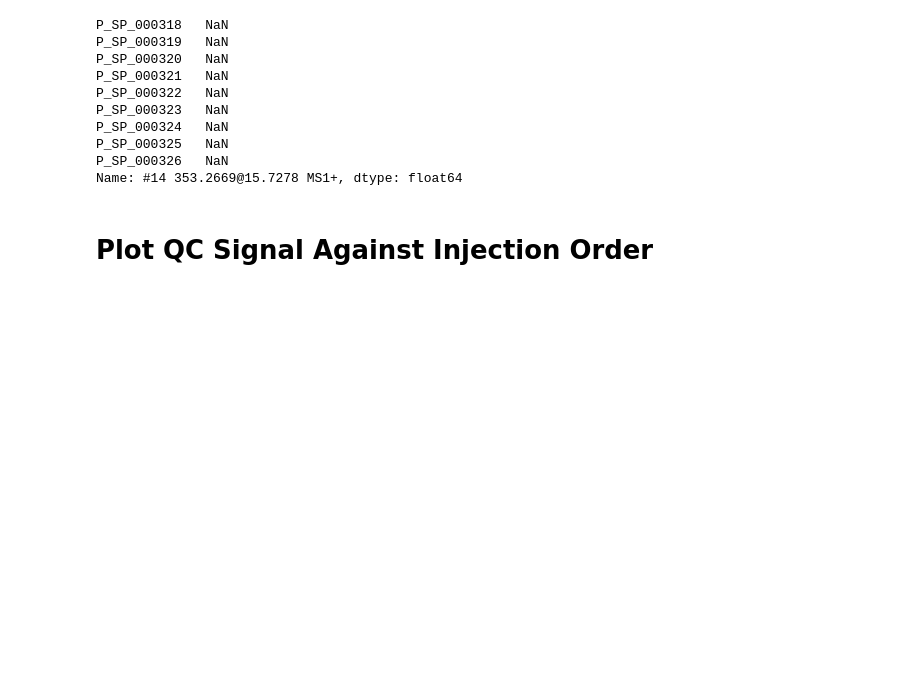
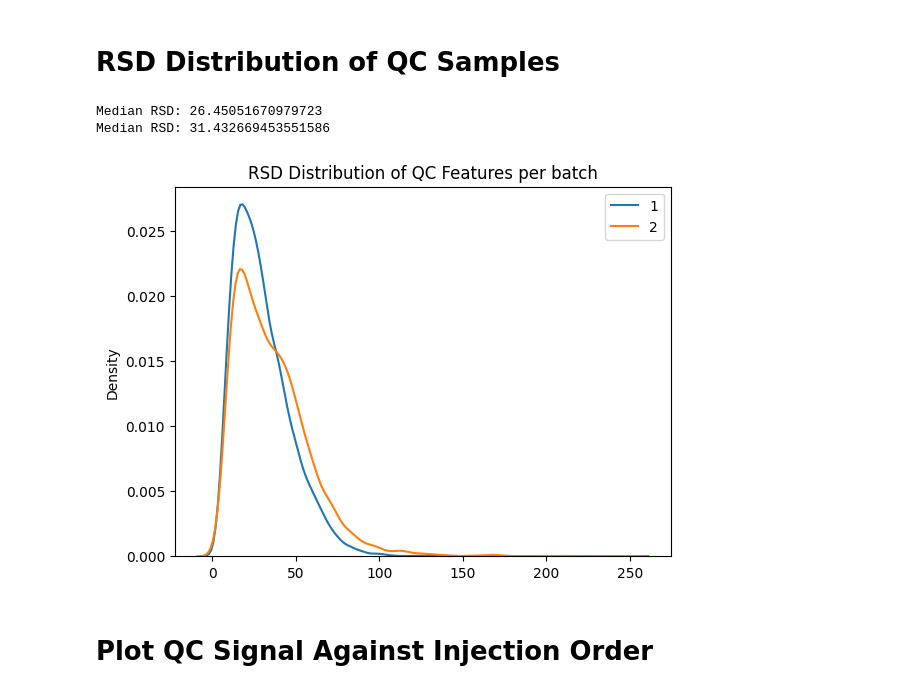
Before and after one commit to JulianAileru/MultiBatchAssessment, a Jupyter notebook: src/fbsc-1.ipynb, the cells around one changed output. Saved outputs shown, nothing was run; the diff lists cells and outputs as text; code cells hidden in the pictures; blank space fills up the shorter version.

```diff
--- a/src/fbsc-1.ipynb
+++ b/src/fbsc-1.ipynb
@@ -18,18 +23,3 @@ M = M.sort_values(by=['batch','injection_order'])
 M['injection_order'] = [x for x in range(1,len(M['injection_order'])+1)]
 M['batch'].unique()
 D = D.replace(128.0,np.nan)
-# %%
-b38 = D.groupby(M['batch']).get_group(38)
-b38.loc[b38.index.str.contains("_SP_"),"#2 172.1330@4.8461 MS1+"].isna().any()
-b38.iloc[b38.index.str.contains("_SP_"),13]
-# %% [output]
-P_SP_000318   NaN
-P_SP_000319   NaN
-P_SP_000320   NaN
-P_SP_000321   NaN
-P_SP_000322   NaN
-P_SP_000323   NaN
-P_SP_000324   NaN
-P_SP_000325   NaN
-P_SP_000326   NaN
-Name: #14 353.2669@15.7278 MS1+, dtype: float64
@@ -36,3 +29,35 @@ Name: #14 353.2669@15.7278 MS1+, dtype: float64
+# %% [markdown]
+# RSD Distribution of QC Samples
+# %%
+def RSD(D):
+    if D.shape[0] > D.shape[1]:
+        raise warnings.warn('Is Data of shape (n_samples,n_signals)?')
+    value = (D.std(axis=0) / D.mean(axis=0)) * 100
+    print(f'Median RSD: {value.median()}')
+    return value
+def rsd_distribution(D,M,batch=None):
+    QC = D[D.index.str.contains("_SP_")]
+    Bio = D[~D.index.str.contains("_SP_")]
+    if isinstance(batch,int):
+        plt.title(f"RSD Distribution of QC Features in batch {batch}")
+        batch_QC = QC.groupby(M['batch']).get_group(batch)
+        sns.histplot(RSD(batch_QC))
+    elif isinstance(batch,list):
+        batch_QC = QC.groupby(M['batch'])
+        plt.title(f"RSD Distribution of QC Features per batch")
+        for i in batch:
+            batch_ = batch_QC.get_group(i)
+            sns.kdeplot(RSD(batch_),label=i,legend=True)
+            plt.legend()
+    else:
+        plt.title("RSD Distribution of QC Features across batches")
+        sns.histplot(RSD(QC))
+# %%
+rsd_distribution(D,M,batch=[1,2])
+# %% [output]
+Median RSD: 26.45051670979723
+Median RSD: 31.432669453551586
+[figure, added]
 # %% [markdown]
 # Plot QC Signal Against Injection Order
 # %%
```
Also changed, not shown: parts of 10 cells of this notebook, 1 other file.
